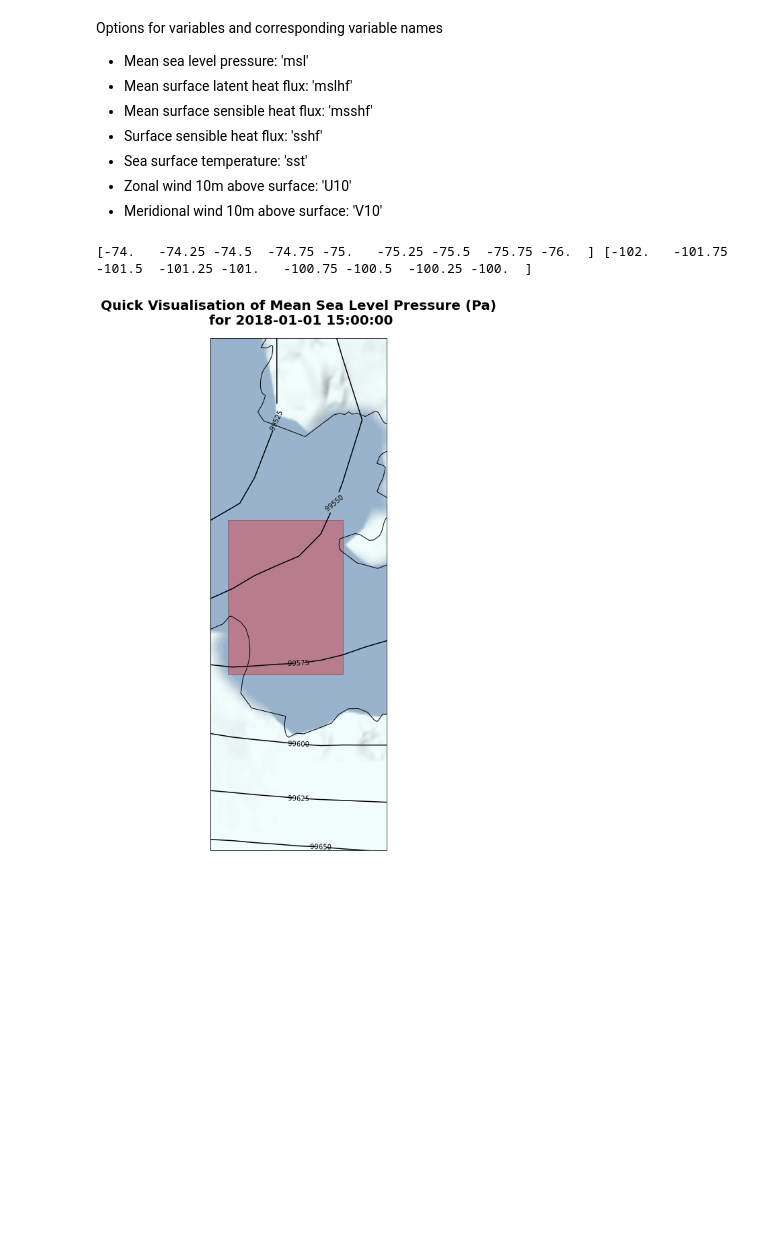
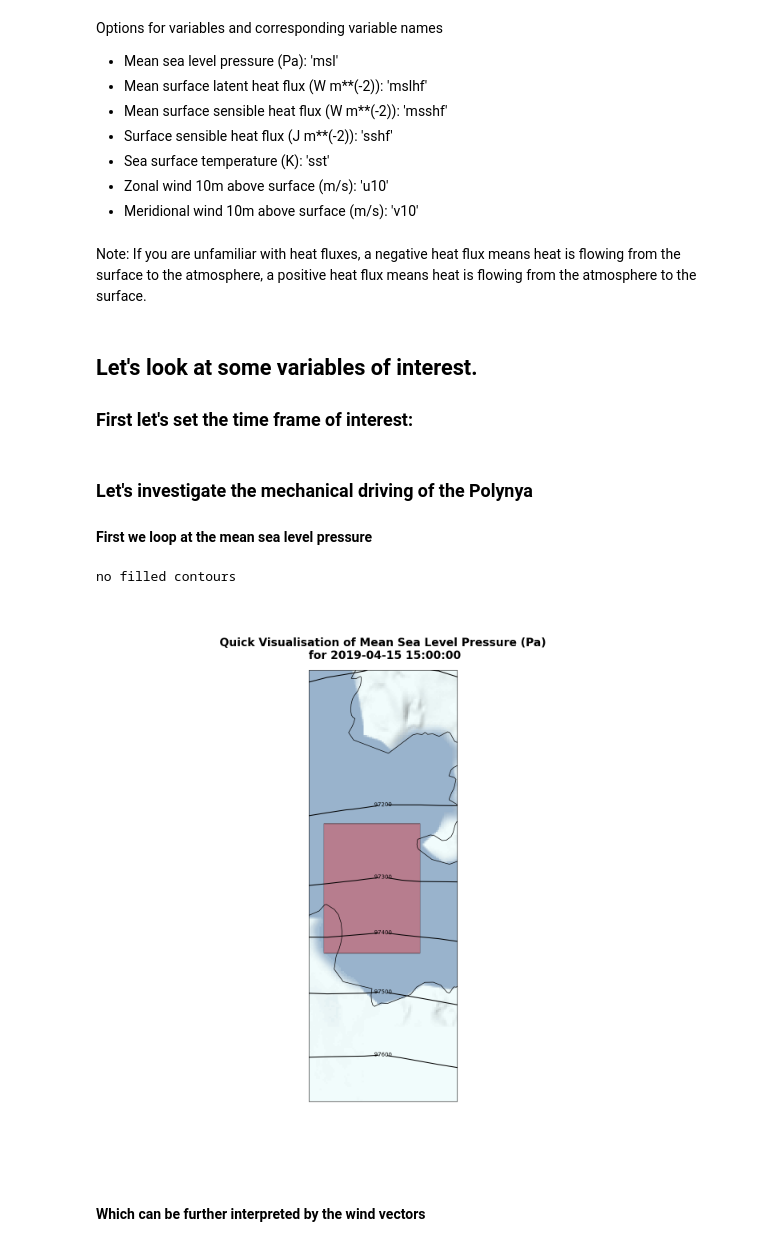
Before and after one commit to ICESAT-2HackWeek/Polynyas, a Jupyter notebook: contributors/Maria/ERA5_data_exploration.ipynb, the cells around one changed output. Drawn from its saved outputs; the diff is of its cells as text; code cells hidden in the pictures; blank space fills up the shorter version.

```diff
--- a/contributors/Maria/ERA5_data_exploration.ipynb
+++ b/contributors/Maria/ERA5_data_exploration.ipynb
@@ -48,7 +159,7 @@ def load_data(var):
     #lat, lon, var = spatial_extent_reduction(lat, lon, var)
     return time, lat, lon, var
 # %%
-def quick_visualisation(vardata, lon, lat, varname, date):
+def quick_visualisation(vardata, lon, lat, varname, date, filled_contours=0):
     lons, lats = np.meshgrid(lon, lat)
     plt.style.use('seaborn-bright')
     tiler = Stamen('terrain-background')
@@ -57,11 +168,12 @@ def quick_visualisation(vardata, lon, lat, varname, date):
     fig = plt.figure(figsize=[14,14])
     ax = fig.add_subplot(1, 1, 1, projection=mercator)
 
-#    ax = fig.add_subplot(1, 1, 1, projection=ccrs.PlateCarree())
     ax.set_extent([ -100, -102, -75.75, -74.25], ccrs.PlateCarree())
-    #ax1.quiver(x, y, u, v, transform=vector_crs)
 
-    #filled_c = ax.contourf(lons, lats, vardata,transform=ccrs.PlateCarree(),cmap='nipy_spectral')
+    if filled_contours==0:
+        print("no filled contours")
+    elif filled_contours==1:
+        filled_c = ax.contourf(lons, lats, vardata,transform=ccrs.PlateCarree(),cmap='nipy_spectral')
     line_c = ax.contour(lons, lats, vardata, colors=['black'],transform=ccrs.PlateCarree())
     ax.clabel(
         line_c,  # Typically best results when labelling line contours.
@@ -76,15 +188,6 @@ def quick_visualisation(vardata, lon, lat, varname, date):
     ax.add_image(tiler, 6)
     ax.coastlines()
     ax.set_title('Quick Visualisation of {}'.format(varname)+'\n for {}'.format(date), fontsize=20, fontweight='bold', pad=20)
-
-    #x,y = m(lons, lats)
-    #m.drawcoastlines(linewidth=0.5)
-    #cc = m.contourf(x,y,eof,cmap='RdBu_r')
-    #cl = m.contour(x,y,eof,colors='k')
-    #cbar = colorbar(cc,orientation='horizontal')
-    #cbar.set_label(varname, fontsize=30)
-    #cbar.ax.tick_params(labelsize=25)
-    #plt.title('Quick Visualisation for {}'.format(varname), fontsize=30, fontweight='bold', pad=30)
 # %%
 def quick_visualisation_winds(u, v, lon, lat, varname, date):
     lons, lats = np.meshgrid(lon, lat)
@@ -105 +226,8 @@ def quick_visualisation_winds(u, v, lon, lat, varname, date):
+# %%
+def return_date_index(date, time):
+    '''
+    '''
+    i = np.argwhere(time == date)
+    i = np.ravel(i)
+    return i[0]
 # %%
@@ -116,20 +258,42 @@ def spatial_mean():
 # %% [markdown]
 Options for variables and corresponding variable names
-- Mean sea level pressure: 'msl'
-- Mean surface latent heat flux: 'mslhf'
-- Mean surface sensible heat flux: 'msshf'
-- Surface sensible heat flux: 'sshf'
-- Sea surface temperature: 'sst'
-- Zonal wind 10m above surface: 'U10'
-- Meridional wind 10m above surface: 'V10'
+- Mean sea level pressure (Pa): 'msl'
+- Mean surface latent heat flux (W m**(-2)): 'mslhf'
+- Mean surface sensible heat flux (W m**(-2)): 'msshf'
+- Surface sensible heat flux (J m**(-2)): 'sshf'
+- Sea surface temperature (K): 'sst'
+- Zonal wind 10m above surface (m/s): 'u10'
+- Meridional wind 10m above surface (m/s): 'v10'
+# %% [markdown]
+Note: If you are unfamiliar with heat fluxes, a negative heat flux means heat is flowing from the surface to the atmosphere, a positive heat flux means heat is flowing from the atmosphere to the surface.
+# %% [markdown]
+## Let's look at some variables of interest.
+### First let's set the time frame of interest:
+# %%
+# Specify the period of interest to a specific day, weekly mean, monthly mean or yearly mean
+period = "day"
+if period == "day":
+    set_date = cftime.DatetimeGregorian(2019, 4, 15, 15, 0, 0, 0, has_year_zero=False)
+# %% [markdown]
+### Let's investigate the mechanical driving of the Polynya
+#### First we loop at the mean sea level pressure
 # %%
+# Load the data for the variable of interest
 var = 'msl'
 varname = 'Mean Sea Level Pressure (Pa)'
 time, lats, lons, vardata = load_data(var)
-quick_visualisation(vardata[0,0,:,:], lons, lats, varname, time[0])
+
+#The following code isn't working and can't figure it out so will do this the non-modular way for now
+# Do some data extraction based on the time frame of interest
+#date_i, time_, vardata_ = temporal_mean(period, vardata, time, day= set_date)
+date_i = return_date_index(set_date, time)
+
+quick_visualisation(vardata[date_i,0,:,:], lons, lats, varname, time[date_i], filled_contours = 0)
 # %% [output]
-[-74.   -74.25 -74.5  -74.75 -75.   -75.25 -75.5  -75.75 -76.  ] [-102.   -101.75 -101.5  -101.25 -101.   -100.75 -100.5  -100.25 -100.  ]
+no filled contours
-[figure, old version]
+[figure, new version]
+# %% [markdown]
+#### Which can be further interpreted by the wind vectors
 # %%
 var_u = 'u10'
 var_v = 'v10'
```
Also changed, not shown: parts of 22 cells of this notebook.
